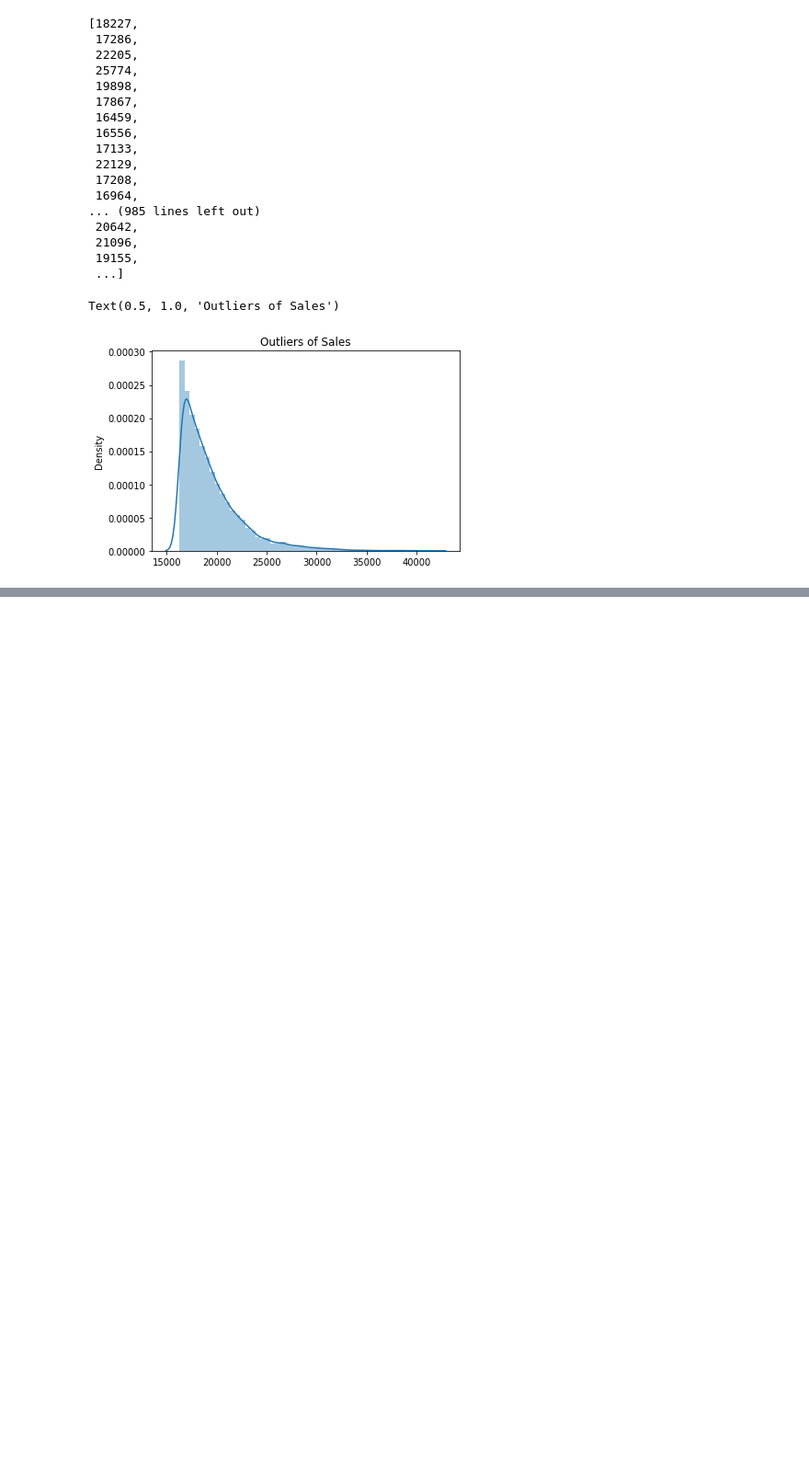
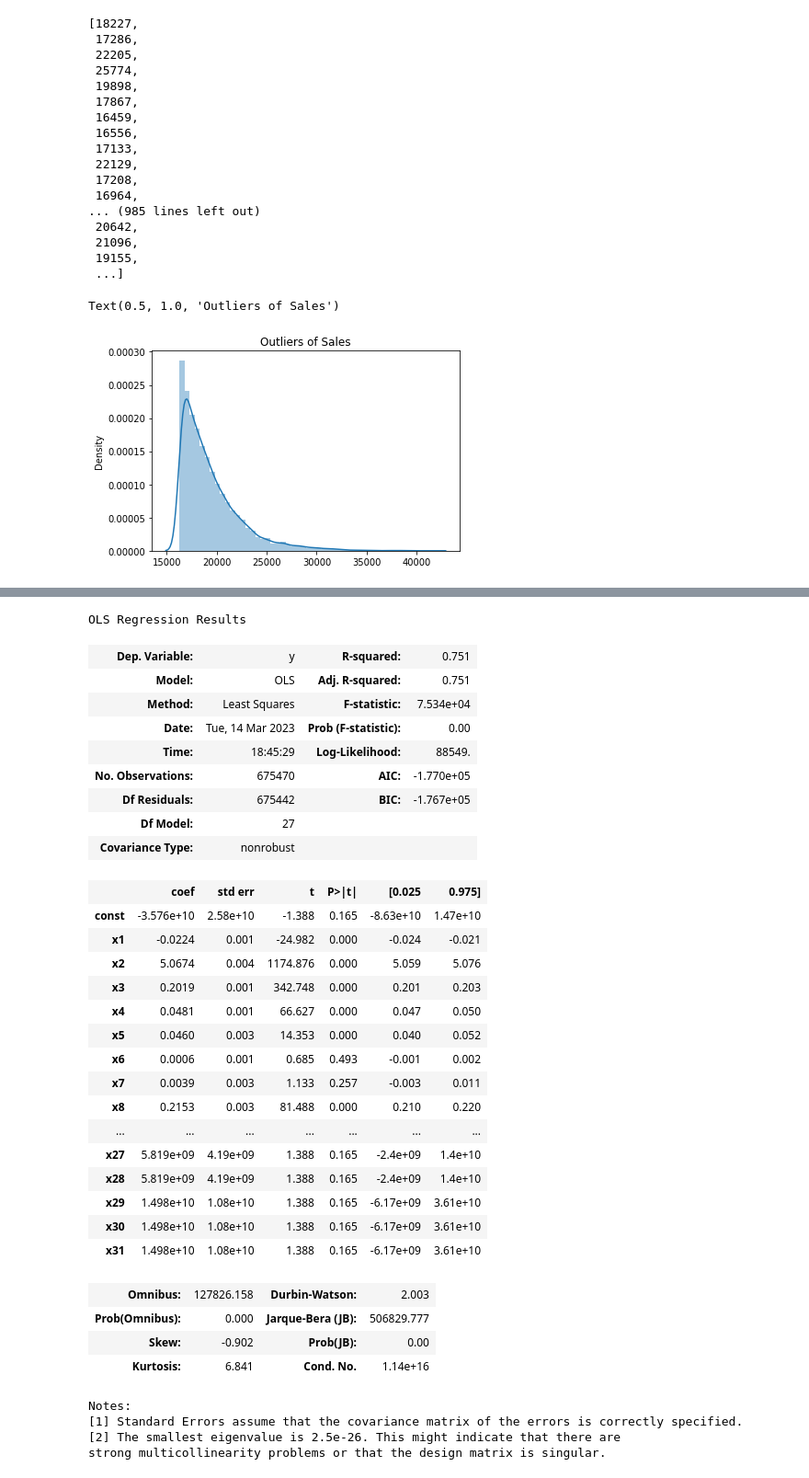
Before and after one commit to mukteshsingh95/Rossmann-Sales-Prediction, a Jupyter notebook: Rossmann_Sales_Prediction.ipynb, the cells around one changed output, grey strips where cells are left out. Shown at 92% size. Drawn from its saved outputs; the diff is of its cells as text; code cells hidden in the pictures; blank space fills up the shorter version.

```diff
--- a/Rossmann_Sales_Prediction.ipynb
+++ b/Rossmann_Sales_Prediction.ipynb
@@ -870,0 +958,6 @@ Text(0.5, 1.0, 'Outliers of Sales')
+# %%
+from sklearn.preprocessing import MinMaxScaler
+scaler=MinMaxScaler()
+scaler.fit(X_train[Numeric_column])
+X_train_numeric=scaler.transform(X_train[Numeric_column])
+X_test_numeric=scaler.transform(X_test[Numeric_column])
@@ -870,0 +966,8 @@ Text(0.5, 1.0, 'Outliers of Sales')
+# %%
+#Performing one hot encoding on categorical variables
+from sklearn.preprocessing import OneHotEncoder
+encoder=OneHotEncoder(sparse=False,handle_unknown='ignore')
+X_train_categorical=encoder.fit_transform(X_train[Categorical_col].astype(str))
+x_test_categorical=encoder.fit_transform(X_test[Categorical_col].astype(str))
+# %%
+X_train_input = np.concatenate((X_train_numeric, X_train_categorical), axis = 1)
@@ -870,0 +980,2 @@ Text(0.5, 1.0, 'Outliers of Sales')
+# %%
+y_train_input=np.array(y_train)
@@ -870,0 +987,41 @@ Text(0.5, 1.0, 'Outliers of Sales')
+# %%
+import statsmodels.api as sm
+
+X_constant = sm.add_constant(X_train_input)
+regr = sm.OLS(y_train_input,X_constant).fit()
+regr.summary()
+# %% [output]
+OLS Regression Results
+| Dep. Variable: | y | R-squared: | 0.751 |
+| Model: | OLS | Adj. R-squared: | 0.751 |
+| Method: | Least Squares | F-statistic: | 7.534e+04 |
+| Date: | Tue, 14 Mar 2023 | Prob (F-statistic): | 0.00 |
+| Time: | 18:45:29 | Log-Likelihood: | 88549. |
+| No. Observations: | 675470 | AIC: | -1.770e+05 |
+| Df Residuals: | 675442 | BIC: | -1.767e+05 |
+| Df Model: | 27 |  |  |
+| Covariance Type: | nonrobust |  |  |
+|  | coef | std err | t | P>|t| | [0.025 | 0.975] |
+| const | -3.576e+10 | 2.58e+10 | -1.388 | 0.165 | -8.63e+10 | 1.47e+10 |
+| x1 | -0.0224 | 0.001 | -24.982 | 0.000 | -0.024 | -0.021 |
+| x2 | 5.0674 | 0.004 | 1174.876 | 0.000 | 5.059 | 5.076 |
+| x3 | 0.2019 | 0.001 | 342.748 | 0.000 | 0.201 | 0.203 |
+| x4 | 0.0481 | 0.001 | 66.627 | 0.000 | 0.047 | 0.050 |
+| x5 | 0.0460 | 0.003 | 14.353 | 0.000 | 0.040 | 0.052 |
+| x6 | 0.0006 | 0.001 | 0.685 | 0.493 | -0.001 | 0.002 |
+| x7 | 0.0039 | 0.003 | 1.133 | 0.257 | -0.003 | 0.011 |
+| x8 | 0.2153 | 0.003 | 81.488 | 0.000 | 0.210 | 0.220 |
+| ... | ... | ... | ... | ... | ... | ... |
+| x27 | 5.819e+09 | 4.19e+09 | 1.388 | 0.165 | -2.4e+09 | 1.4e+10 |
+| x28 | 5.819e+09 | 4.19e+09 | 1.388 | 0.165 | -2.4e+09 | 1.4e+10 |
+| x29 | 1.498e+10 | 1.08e+10 | 1.388 | 0.165 | -6.17e+09 | 3.61e+10 |
+| x30 | 1.498e+10 | 1.08e+10 | 1.388 | 0.165 | -6.17e+09 | 3.61e+10 |
+| x31 | 1.498e+10 | 1.08e+10 | 1.388 | 0.165 | -6.17e+09 | 3.61e+10 |
+| Omnibus: | 127826.158 | Durbin-Watson: | 2.003 |
+| Prob(Omnibus): | 0.000 | Jarque-Bera (JB): | 506829.777 |
+| Skew: | -0.902 | Prob(JB): | 0.00 |
+| Kurtosis: | 6.841 | Cond. No. | 1.14e+16 |
+Notes:
+[1] Standard Errors assume that the covariance matrix of the errors is correctly specified.
+[2] The smallest eigenvalue is 2.5e-26. This might indicate that there are
+strong multicollinearity problems or that the design matrix is singular.
```
Also changed, not shown: parts of 28 cells of this notebook.
